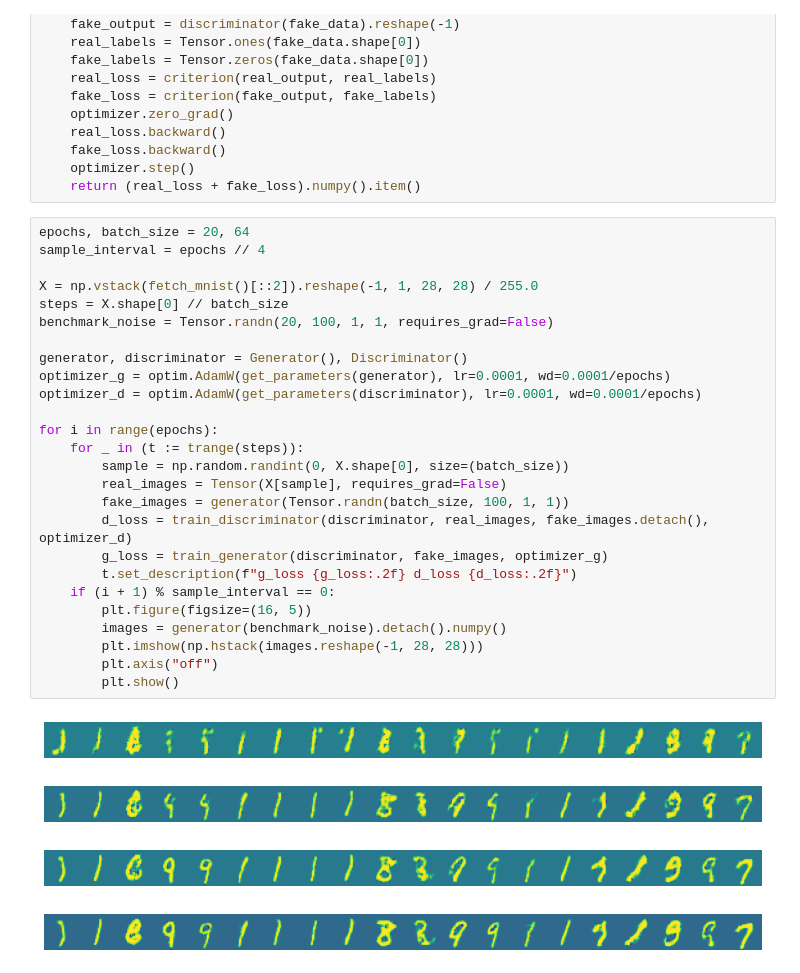
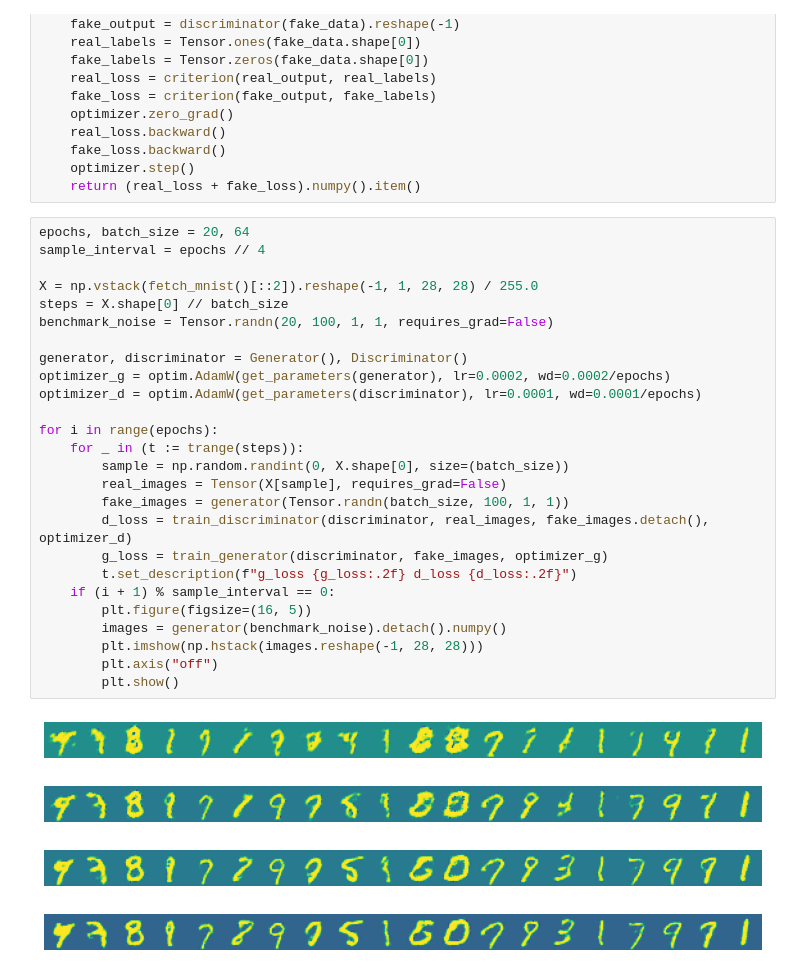
Before and after one commit to jla524/fromthetensor, a Jupyter notebook: examples/dcgan.ipynb, the cells around one changed output. Cells and saved outputs as stored; diff of their text form.

```diff
--- a/examples/dcgan.ipynb
+++ b/examples/dcgan.ipynb
@@ -72,31 +72,31 @@ def train_discriminator(discriminator, real_data, fake_data, optimizer):
 # %%
 epochs, batch_size = 20, 64
 sample_interval = epochs // 4
 
 X = np.vstack(fetch_mnist()[::2]).reshape(-1, 1, 28, 28) / 255.0
 steps = X.shape[0] // batch_size
 benchmark_noise = Tensor.randn(20, 100, 1, 1, requires_grad=False)
 
 generator, discriminator = Generator(), Discriminator()
-optimizer_g = optim.AdamW(get_parameters(generator), lr=0.0001, wd=0.0001/epochs)
+optimizer_g = optim.AdamW(get_parameters(generator), lr=0.0002, wd=0.0002/epochs)
 optimizer_d = optim.AdamW(get_parameters(discriminator), lr=0.0001, wd=0.0001/epochs)
 
 for i in range(epochs):
     for _ in (t := trange(steps)):
         sample = np.random.randint(0, X.shape[0], size=(batch_size))
         real_images = Tensor(X[sample], requires_grad=False)
         fake_images = generator(Tensor.randn(batch_size, 100, 1, 1))
         d_loss = train_discriminator(discriminator, real_images, fake_images.detach(), optimizer_d)
         g_loss = train_generator(discriminator, fake_images, optimizer_g)
         t.set_description(f"g_loss {g_loss:.2f} d_loss {d_loss:.2f}")
     if (i + 1) % sample_interval == 0:
         plt.figure(figsize=(16, 5))
         images = generator(benchmark_noise).detach().numpy()
         plt.imshow(np.hstack(images.reshape(-1, 28, 28)))
         plt.axis("off")
         plt.show()
 # %% [output]
-[figure, old version]
+[figure, new version]
-[figure, old version]
+[figure, new version]
-[figure, old version]
+[figure, new version]
-[figure, old version]
+[figure, new version]
```
